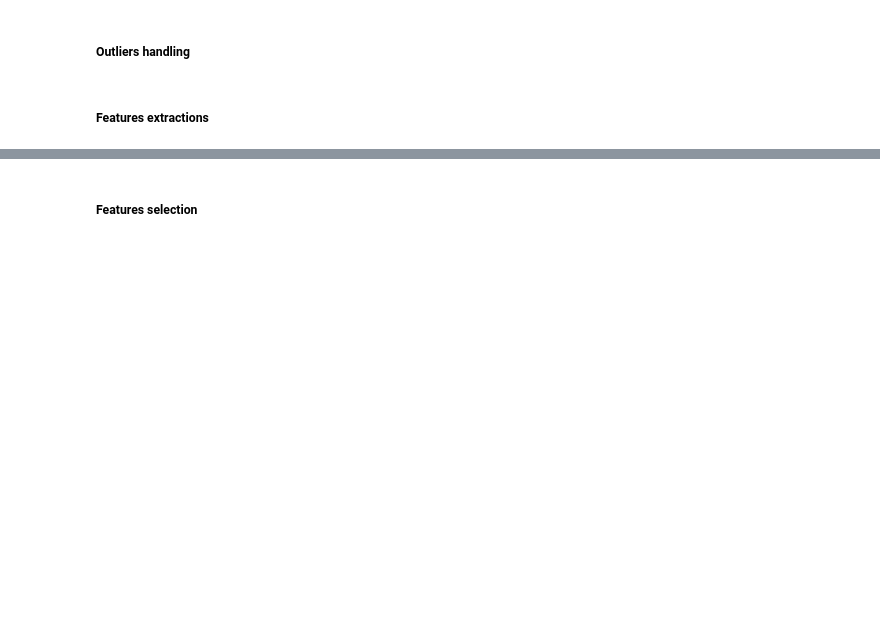
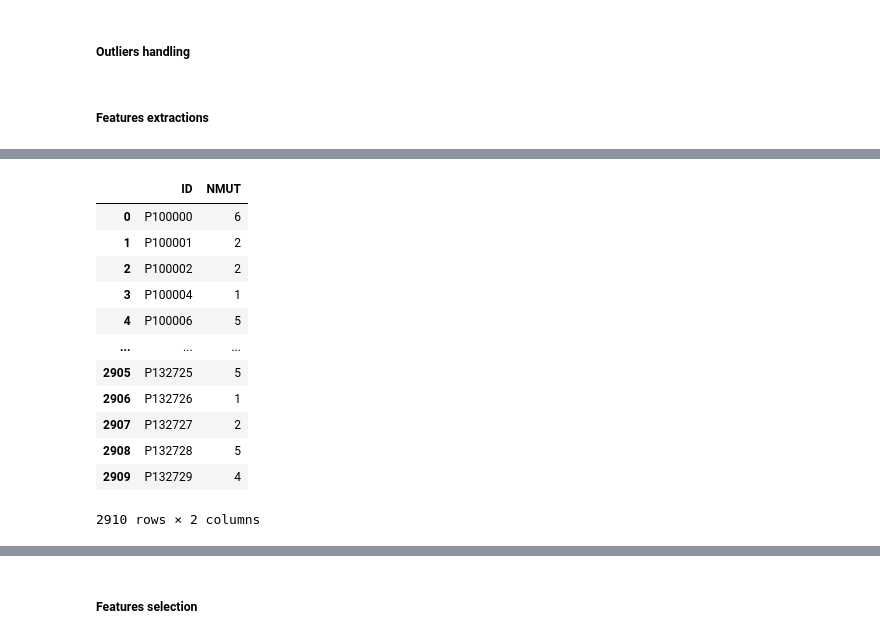
Before and after one commit to oagbohouto86/challenge_qrt, a Jupyter notebook: dm_qrt.ipynb, the cells around one changed output, grey strips where cells are left out. Cells and saved outputs as stored; diff of their text form; code cells hidden in the pictures; blank space fills up the shorter version.

```diff
--- a/dm_qrt.ipynb
+++ b/dm_qrt.ipynb
@@ -171,6 +180,7 @@ dtype: int64
 # %%
 #@title Patients to keep in analysis
 y_train.dropna(how="any", inplace=True)
+y_train.reset_index(drop=True, inplace=True)
 id_to_keep=y_train["ID"].unique().tolist()
 # %% [markdown]
 ### Clinical data
@@ -774,0 +746,19 @@ clin_train_df_new
+# %%
+#@title Total number of genetic mutations per patient
+mol_train_df=mol_train_df[mol_train_df["ID"].isin(id_to_keep)]
+nb_mutation=mol_train_df.groupby("ID").size().reset_index(name="NMUT")
+nb_mutation
+# %% [output]
+|  | ID | NMUT |
+| 0 | P100000 | 6 |
+| 1 | P100001 | 2 |
+| 2 | P100002 | 2 |
+| 3 | P100004 | 1 |
+| 4 | P100006 | 5 |
+| ... | ... | ... |
+| 2905 | P132725 | 5 |
+| 2906 | P132726 | 1 |
+| 2907 | P132727 | 2 |
+| 2908 | P132728 | 5 |
+| 2909 | P132729 | 4 |
+2910 rows × 2 columns
```
Also changed, not shown: parts of 33 cells of this notebook.
